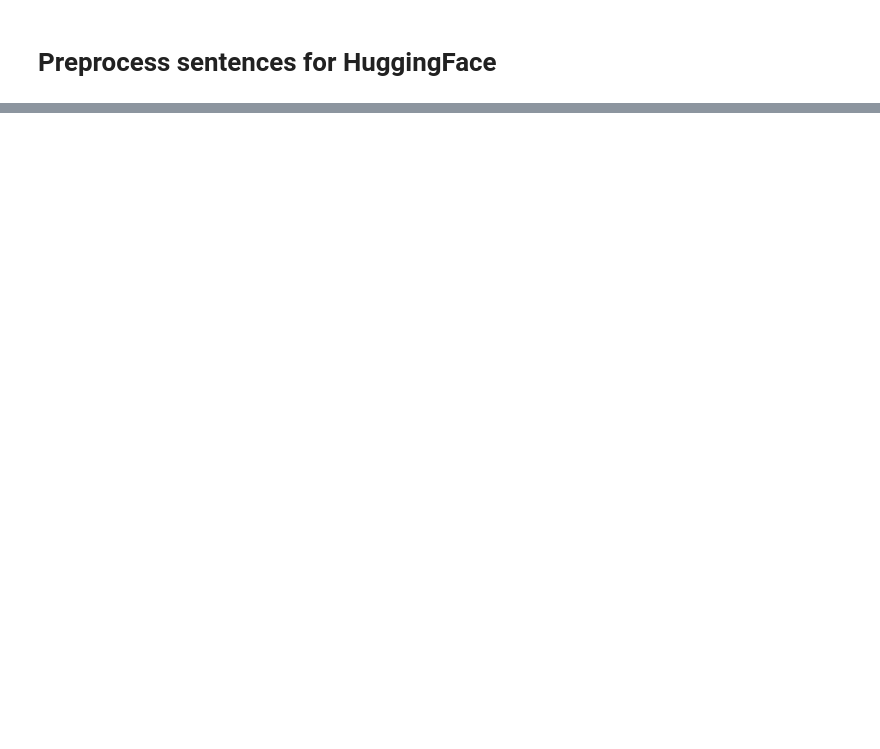
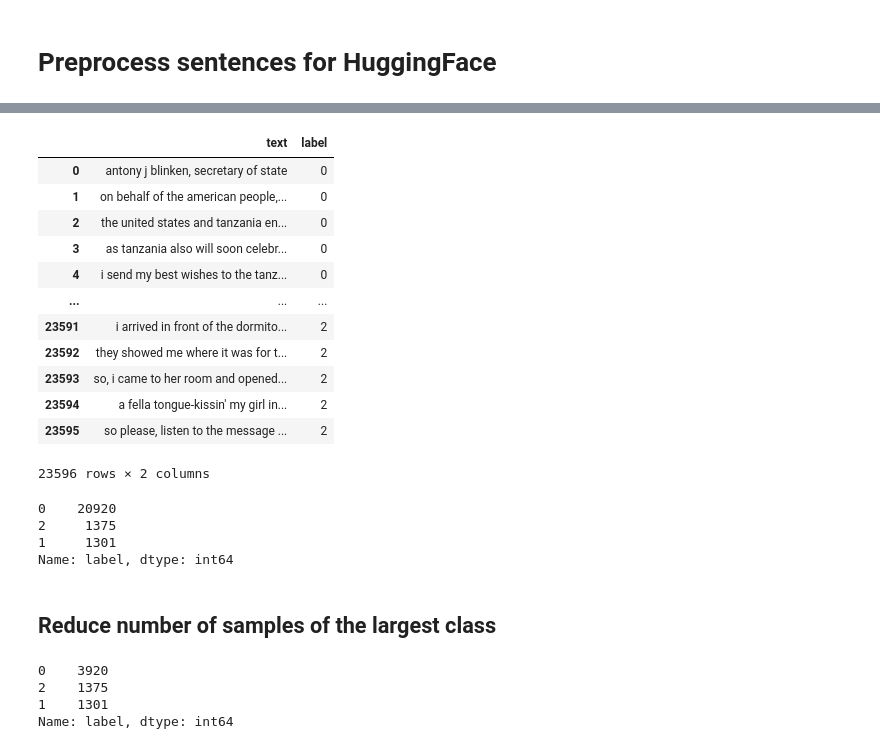
Before and after one commit to ML-Competitions/NLP-UNN, a Jupyter notebook: [NLP] Generative model.ipynb, the cells around one changed output, grey strips where cells are left out. Saved outputs shown, nothing was run; the diff lists cells and outputs as text; code cells hidden in the pictures; blank space fills up the shorter version.

Commit message:
Data preprocessed

```diff
--- a/[NLP] Generative model.ipynb
+++ b/[NLP] Generative model.ipynb
@@ -290,0 +356,27 @@ TypeError: 'NoneType' object is not iterable
+# %%
+df_text_data = pd.DataFrame({'text' : processed_data, 'label' : processed_labels})
+# %%
+df_text_data
+# %% [output]
+|  | text | label |
+| 0 | antony j blinken, secretary of state | 0 |
+| 1 | on behalf of the american people,... | 0 |
+| 2 | the united states and tanzania en... | 0 |
+| 3 | as tanzania also will soon celebr... | 0 |
+| 4 | i send my best wishes to the tanz... | 0 |
+| ... | ... | ... |
+| 23591 | i arrived in front of the dormito... | 2 |
+| 23592 | they showed me where it was for t... | 2 |
+| 23593 | so, i came to her room and opened... | 2 |
+| 23594 | a fella tongue-kissin' my girl in... | 2 |
+| 23595 | so please, listen to the message ... | 2 |
+23596 rows × 2 columns
+# %%
+df_text_data['label'].value_counts()
+# %% [output]
+0    20920
+2     1375
+1     1301
+Name: label, dtype: int64
+# %% [markdown]
+## Reduce number of samples of the largest class
@@ -290,0 +389,7 @@ TypeError: 'NoneType' object is not iterable
+# %%
+df_text_data_red['label'].value_counts()
+# %% [output]
+0    3920
+2    1375
+1    1301
+Name: label, dtype: int64
```
Also changed, not shown: parts of 4 cells of this notebook, 1 other file.
